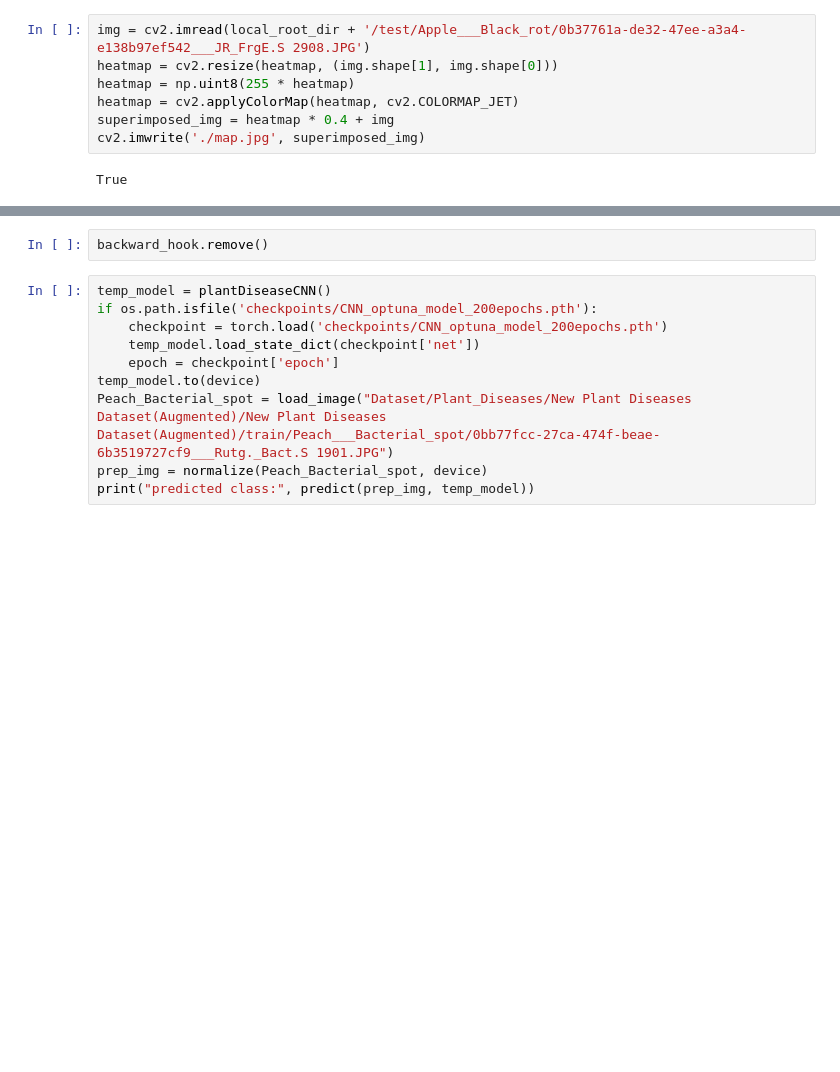
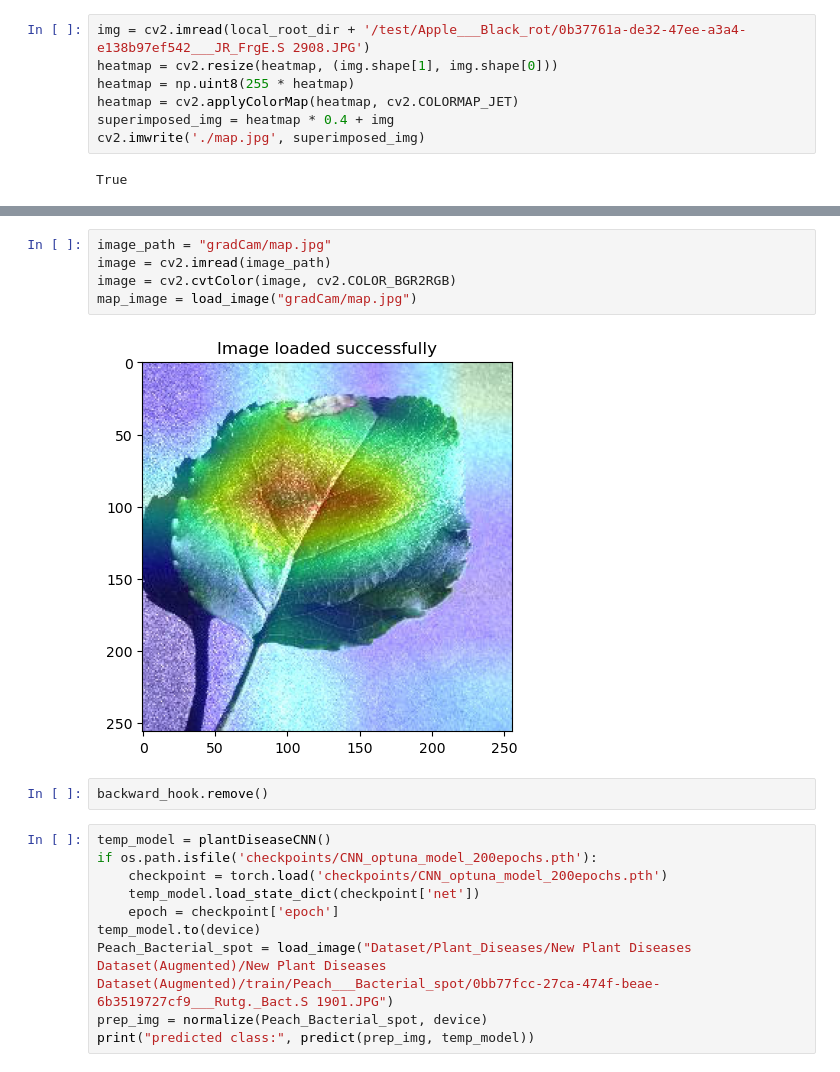
Before and after one commit to LeeBenyamin/Sherleaf-Holmes-project, a Jupyter notebook: plantDiseaseCNN.ipynb, the cells around one changed output, grey strips where cells are left out. Cells and saved outputs as stored; diff of their text form; blank space fills up the shorter version.

```diff
--- a/plantDiseaseCNN.ipynb
+++ b/plantDiseaseCNN.ipynb
@@ -947,3 +945,10 @@ True
+# %%
+image_path = "gradCam/map.jpg"
+image = cv2.imread(image_path)
+image = cv2.cvtColor(image, cv2.COLOR_BGR2RGB)
+map_image = load_image("gradCam/map.jpg")
+# %% [output]
+[figure, added]
 # %%
 backward_hook.remove()
 # %%
```
Also changed, not shown: parts of 1 cell of this notebook.
